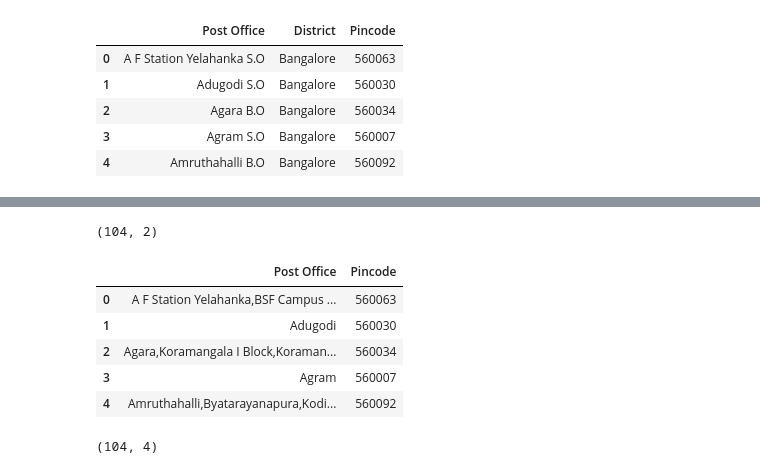
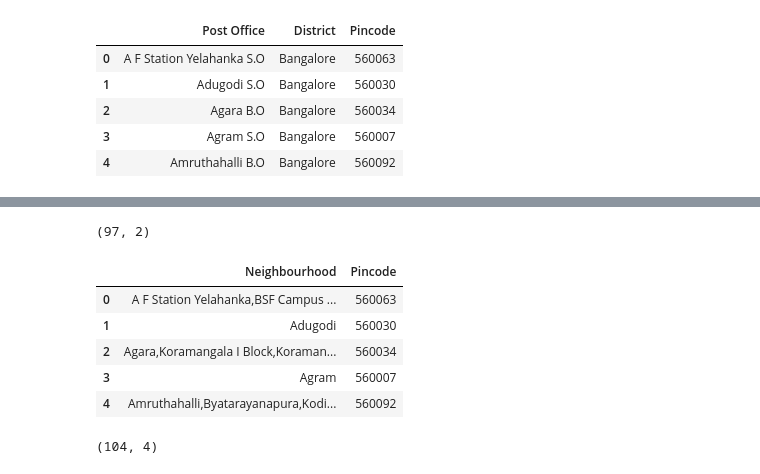
Before and after one commit to sinhars/Coursera_Capstone, a Jupyter notebook: capstone_project_final.ipynb, the cells around one changed output, grey strips where cells are left out. Drawn from its saved outputs; the diff is of its cells as text; code cells hidden in the pictures.

Commit message:
First version of analysis for Bangalore neighbourhoods

```diff
--- a/capstone_project_final.ipynb
+++ b/capstone_project_final.ipynb
@@ -77,22 +91,26 @@ df.head()
 # %%
 # Convert Pincodes to int64
 df["Pincode"] = df["Pincode"].astype("int64")
+# Remove rows in which Pincode doesn't start with 560---
+df = df[(df["Pincode"] >= 560001) & (df["Pincode"] <= 560999)]
 # Remove S.O and B.O from post office names
 df["Post Office"] = df["Post Office"].str.replace("S.O", "", regex=False).str.replace("B.O", "", regex=False).str.strip()
 # Drop column District as it doesn't contain any relevant information
 if "District" in df.columns: df.drop(columns=["District"], inplace=True)
 # Combine duplicate pin code rows into a single row
 duplicateCodes = df.groupby(by="Pincode").count().reset_index(drop=False)
 if duplicateCodes[duplicateCodes["Post Office"] > 1].shape[0] > 0:
     df["Post Office"] = df.groupby(by="Pincode")["Post Office"].transform(lambda x: ','.join(x, ))
     df.drop_duplicates(inplace=True)
 # Print the shape and first 5 rows of the clean dataframe
 df.reset_index(drop=True, inplace=True)
+# Rename column Post Office to Neighbourhood
+df.columns = ["Neighbourhood", "Pincode"]
 print(df.shape)
 df.head()
 # %% [output]
-(104, 2)
+(97, 2)
-|  | Post Office | Pincode |
+|  | Neighbourhood | Pincode |
 | 0 | A F Station Yelahanka,BSF Campus ... | 560063 |
 | 1 | Adugodi | 560030 |
 | 2 | Agara,Koramangala I Block,Koraman... | 560034 |
```
Also changed, not shown: parts of 24 cells of this notebook, 2 other files.
